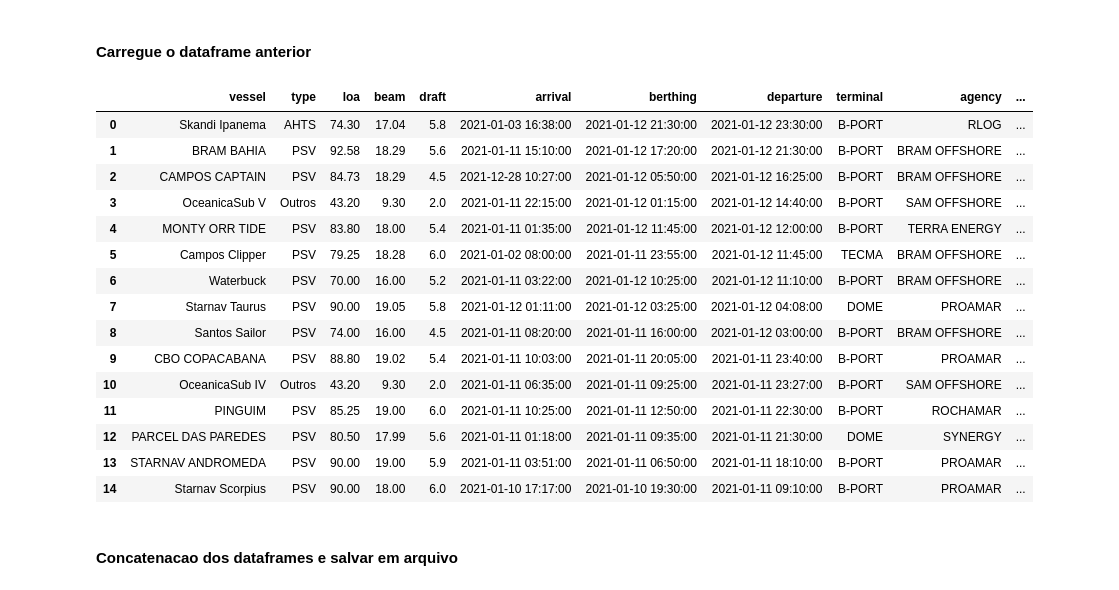
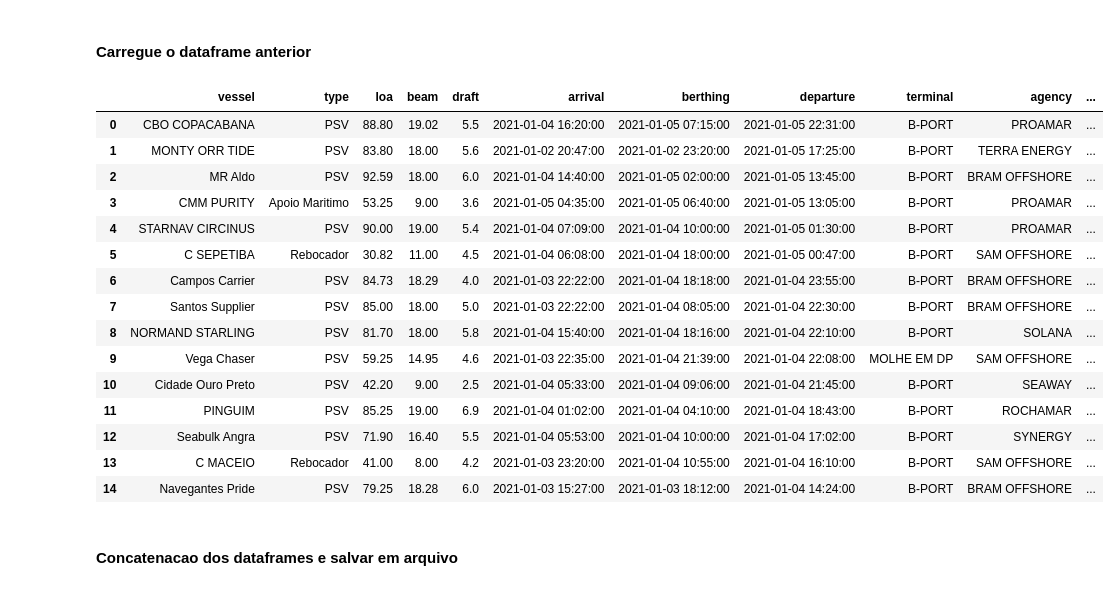
Before and after one commit to KPxto/data_analysis-acu_port, a Jupyter notebook: Analise_NaviosAçu.ipynb, the cells around one changed output. Saved outputs shown, nothing was run; the diff lists cells and outputs as text; code cells hidden in the pictures.

```diff
--- a/Analise_NaviosAçu.ipynb
+++ b/Analise_NaviosAçu.ipynb
@@ -118,25 +118,25 @@ df0
 # %% [markdown]
 #### Carregue o dataframe anterior
 # %%
-df1 = pd.read_csv('prumo_marco29.csv.csv')
+df1 = pd.read_csv('prumo_marco29.csv')
 df1.head(15)
 # %% [output]
 |  | vessel | type | loa | beam | draft | arrival | berthing | departure | terminal | agency | ... |
-| 0 | Skandi Ipanema | AHTS | 74.30 | 17.04 | 5.8 | 2021-01-03 16:38:00 | 2021-01-12 21:30:00 | 2021-01-12 23:30:00 | B-PORT | RLOG | ... |
-| 1 | BRAM BAHIA | PSV | 92.58 | 18.29 | 5.6 | 2021-01-11 15:10:00 | 2021-01-12 17:20:00 | 2021-01-12 21:30:00 | B-PORT | BRAM OFFSHORE | ... |
-| 2 | CAMPOS CAPTAIN | PSV | 84.73 | 18.29 | 4.5 | 2021-12-28 10:27:00 | 2021-01-12 05:50:00 | 2021-01-12 16:25:00 | B-PORT | BRAM OFFSHORE | ... |
-| 3 | OceanicaSub V | Outros | 43.20 | 9.30 | 2.0 | 2021-01-11 22:15:00 | 2021-01-12 01:15:00 | 2021-01-12 14:40:00 | B-PORT | SAM OFFSHORE | ... |
-| 4 | MONTY ORR TIDE | PSV | 83.80 | 18.00 | 5.4 | 2021-01-11 01:35:00 | 2021-01-12 11:45:00 | 2021-01-12 12:00:00 | B-PORT | TERRA ENERGY | ... |
-| 5 | Campos Clipper | PSV | 79.25 | 18.28 | 6.0 | 2021-01-02 08:00:00 | 2021-01-11 23:55:00 | 2021-01-12 11:45:00 | TECMA | BRAM OFFSHORE | ... |
-| 6 | Waterbuck | PSV | 70.00 | 16.00 | 5.2 | 2021-01-11 03:22:00 | 2021-01-12 10:25:00 | 2021-01-12 11:10:00 | B-PORT | BRAM OFFSHORE | ... |
-| 7 | Starnav Taurus | PSV | 90.00 | 19.05 | 5.8 | 2021-01-12 01:11:00 | 2021-01-12 03:25:00 | 2021-01-12 04:08:00 | DOME | PROAMAR | ... |
-| 8 | Santos Sailor | PSV | 74.00 | 16.00 | 4.5 | 2021-01-11 08:20:00 | 2021-01-11 16:00:00 | 2021-01-12 03:00:00 | B-PORT | BRAM OFFSHORE | ... |
-| 9 | CBO COPACABANA | PSV | 88.80 | 19.02 | 5.4 | 2021-01-11 10:03:00 | 2021-01-11 20:05:00 | 2021-01-11 23:40:00 | B-PORT | PROAMAR | ... |
-| 10 | OceanicaSub IV | Outros | 43.20 | 9.30 | 2.0 | 2021-01-11 06:35:00 | 2021-01-11 09:25:00 | 2021-01-11 23:27:00 | B-PORT | SAM OFFSHORE | ... |
-| 11 | PINGUIM | PSV | 85.25 | 19.00 | 6.0 | 2021-01-11 10:25:00 | 2021-01-11 12:50:00 | 2021-01-11 22:30:00 | B-PORT | ROCHAMAR | ... |
-| 12 | PARCEL DAS PAREDES | PSV | 80.50 | 17.99 | 5.6 | 2021-01-11 01:18:00 | 2021-01-11 09:35:00 | 2021-01-11 21:30:00 | DOME | SYNERGY | ... |
-| 13 | STARNAV ANDROMEDA | PSV | 90.00 | 19.00 | 5.9 | 2021-01-11 03:51:00 | 2021-01-11 06:50:00 | 2021-01-11 18:10:00 | B-PORT | PROAMAR | ... |
-| 14 | Starnav Scorpius | PSV | 90.00 | 18.00 | 6.0 | 2021-01-10 17:17:00 | 2021-01-10 19:30:00 | 2021-01-11 09:10:00 | B-PORT | PROAMAR | ... |
+| 0 | CBO COPACABANA | PSV | 88.80 | 19.02 | 5.5 | 2021-01-04 16:20:00 | 2021-01-05 07:15:00 | 2021-01-05 22:31:00 | B-PORT | PROAMAR | ... |
+| 1 | MONTY ORR TIDE | PSV | 83.80 | 18.00 | 5.6 | 2021-01-02 20:47:00 | 2021-01-02 23:20:00 | 2021-01-05 17:25:00 | B-PORT | TERRA ENERGY | ... |
+| 2 | MR Aldo | PSV | 92.59 | 18.00 | 6.0 | 2021-01-04 14:40:00 | 2021-01-05 02:00:00 | 2021-01-05 13:45:00 | B-PORT | BRAM OFFSHORE | ... |
+| 3 | CMM PURITY | Apoio Maritimo | 53.25 | 9.00 | 3.6 | 2021-01-05 04:35:00 | 2021-01-05 06:40:00 | 2021-01-05 13:05:00 | B-PORT | PROAMAR | ... |
+| 4 | STARNAV CIRCINUS | PSV | 90.00 | 19.00 | 5.4 | 2021-01-04 07:09:00 | 2021-01-04 10:00:00 | 2021-01-05 01:30:00 | B-PORT | PROAMAR | ... |
+| 5 | C SEPETIBA | Rebocador | 30.82 | 11.00 | 4.5 | 2021-01-04 06:08:00 | 2021-01-04 18:00:00 | 2021-01-05 00:47:00 | B-PORT | SAM OFFSHORE | ... |
+| 6 | Campos Carrier | PSV | 84.73 | 18.29 | 4.0 | 2021-01-03 22:22:00 | 2021-01-04 18:18:00 | 2021-01-04 23:55:00 | B-PORT | BRAM OFFSHORE | ... |
+| 7 | Santos Supplier | PSV | 85.00 | 18.00 | 5.0 | 2021-01-03 22:22:00 | 2021-01-04 08:05:00 | 2021-01-04 22:30:00 | B-PORT | BRAM OFFSHORE | ... |
+| 8 | NORMAND STARLING | PSV | 81.70 | 18.00 | 5.8 | 2021-01-04 15:40:00 | 2021-01-04 18:16:00 | 2021-01-04 22:10:00 | B-PORT | SOLANA | ... |
+| 9 | Vega Chaser | PSV | 59.25 | 14.95 | 4.6 | 2021-01-03 22:35:00 | 2021-01-04 21:39:00 | 2021-01-04 22:08:00 | MOLHE EM DP | SAM OFFSHORE | ... |
+| 10 | Cidade Ouro Preto | PSV | 42.20 | 9.00 | 2.5 | 2021-01-04 05:33:00 | 2021-01-04 09:06:00 | 2021-01-04 21:45:00 | B-PORT | SEAWAY | ... |
+| 11 | PINGUIM | PSV | 85.25 | 19.00 | 6.9 | 2021-01-04 01:02:00 | 2021-01-04 04:10:00 | 2021-01-04 18:43:00 | B-PORT | ROCHAMAR | ... |
+| 12 | Seabulk Angra | PSV | 71.90 | 16.40 | 5.5 | 2021-01-04 05:53:00 | 2021-01-04 10:00:00 | 2021-01-04 17:02:00 | B-PORT | SYNERGY | ... |
+| 13 | C MACEIO | Rebocador | 41.00 | 8.00 | 4.2 | 2021-01-03 23:20:00 | 2021-01-04 10:55:00 | 2021-01-04 16:10:00 | B-PORT | SAM OFFSHORE | ... |
+| 14 | Navegantes Pride | PSV | 79.25 | 18.28 | 6.0 | 2021-01-03 15:27:00 | 2021-01-03 18:12:00 | 2021-01-04 14:24:00 | B-PORT | BRAM OFFSHORE | ... |
 # %% [markdown]
 #### Concatenacao dos dataframes e salvar em arquivo
 # %%
```
